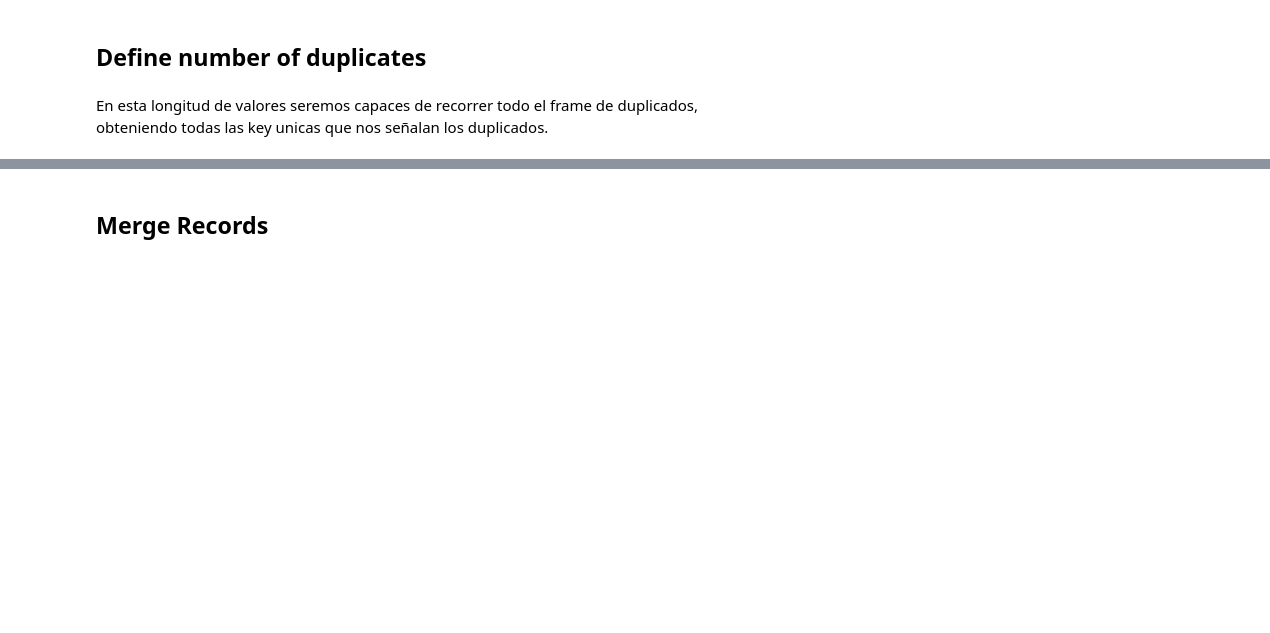
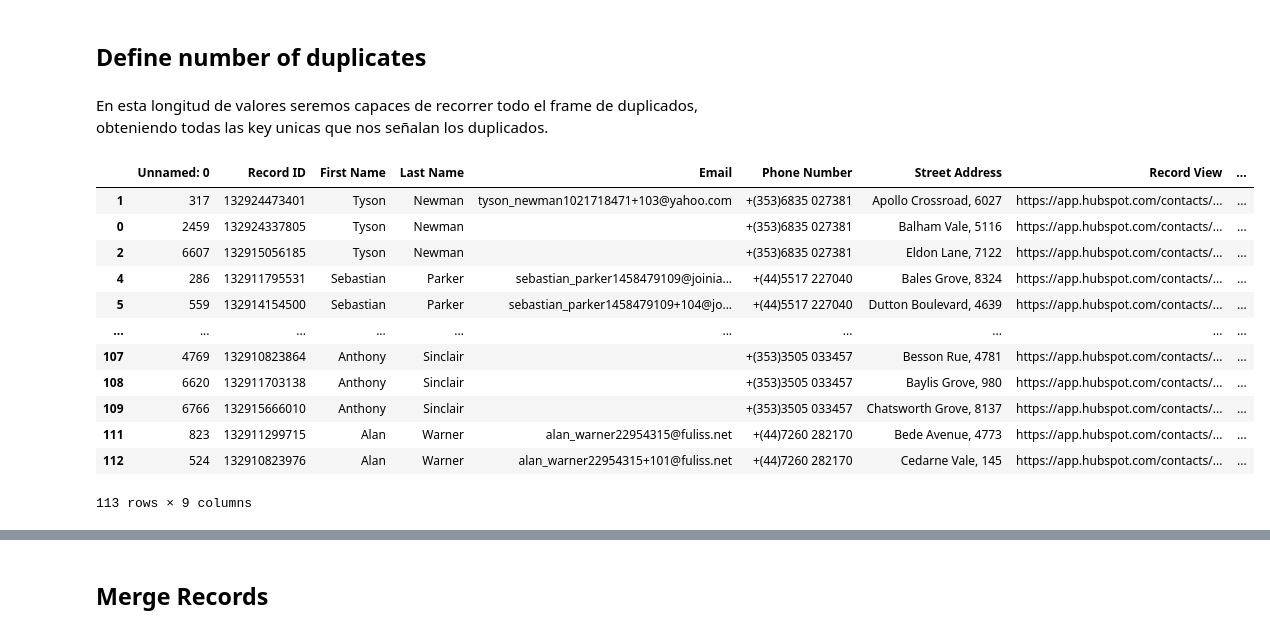
Before and after one commit to AndresGarcia18/Trainig-Week-4, a Jupyter notebook: Challenge3/Automatic Record Merge in HubSpot.ipynb, the cells around one changed output, grey strips where cells are left out. Cells and saved outputs as stored; diff of their text form; code cells hidden in the pictures; blank space fills up the shorter version.

```diff
--- a/Challenge3/Automatic Record Merge in HubSpot.ipynb
+++ b/Challenge3/Automatic Record Merge in HubSpot.ipynb
@@ -97,6 +102,23 @@ detect_empty_keys
 ## Define number of duplicates
 # %% [markdown]
 En esta longitud de valores seremos capaces de recorrer todo el frame de duplicados, obteniendo todas las key unicas que nos señalan los duplicados.
+# %%
+df = df.sort_values(['Key','Email'],ascending=[False, False])
+df
+# %% [output]
+|  | Unnamed: 0 | Record ID | First Name | Last Name | Email | Phone Number | Street Address | Record View | ... |
+| 1 | 317 | 132924473401 | Tyson | Newman | tyson_newman1021718471+103@yahoo.com | +(353)6835 027381 | Apollo Crossroad, 6027 | https://app.hubspot.com/contacts/... | ... |
+| 0 | 2459 | 132924337805 | Tyson | Newman |  | +(353)6835 027381 | Balham Vale, 5116 | https://app.hubspot.com/contacts/... | ... |
+| 2 | 6607 | 132915056185 | Tyson | Newman |  | +(353)6835 027381 | Eldon Lane, 7122 | https://app.hubspot.com/contacts/... | ... |
+| 4 | 286 | 132911795531 | Sebastian | Parker | sebastian_parker1458479109@joinia... | +(44)5517 227040 | Bales Grove, 8324 | https://app.hubspot.com/contacts/... | ... |
+| 5 | 559 | 132914154500 | Sebastian | Parker | sebastian_parker1458479109+104@jo... | +(44)5517 227040 | Dutton Boulevard, 4639 | https://app.hubspot.com/contacts/... | ... |
+| ... | ... | ... | ... | ... | ... | ... | ... | ... | ... |
+| 107 | 4769 | 132910823864 | Anthony | Sinclair |  | +(353)3505 033457 | Besson Rue, 4781 | https://app.hubspot.com/contacts/... | ... |
+| 108 | 6620 | 132911703138 | Anthony | Sinclair |  | +(353)3505 033457 | Baylis Grove, 980 | https://app.hubspot.com/contacts/... | ... |
+| 109 | 6766 | 132915666010 | Anthony | Sinclair |  | +(353)3505 033457 | Chatsworth Grove, 8137 | https://app.hubspot.com/contacts/... | ... |
+| 111 | 823 | 132911299715 | Alan | Warner | alan_warner22954315@fuliss.net | +(44)7260 282170 | Bede Avenue, 4773 | https://app.hubspot.com/contacts/... | ... |
+| 112 | 524 | 132910823976 | Alan | Warner | alan_warner22954315+101@fuliss.net | +(44)7260 282170 | Cedarne Vale, 145 | https://app.hubspot.com/contacts/... | ... |
+113 rows × 9 columns
 # %%
 duplicates = df.drop_duplicates(subset=['Key'])
 duplicates = duplicates.reset_index(drop=True)
```
Also changed, not shown: parts of 7 cells of this notebook, 9 other files.
